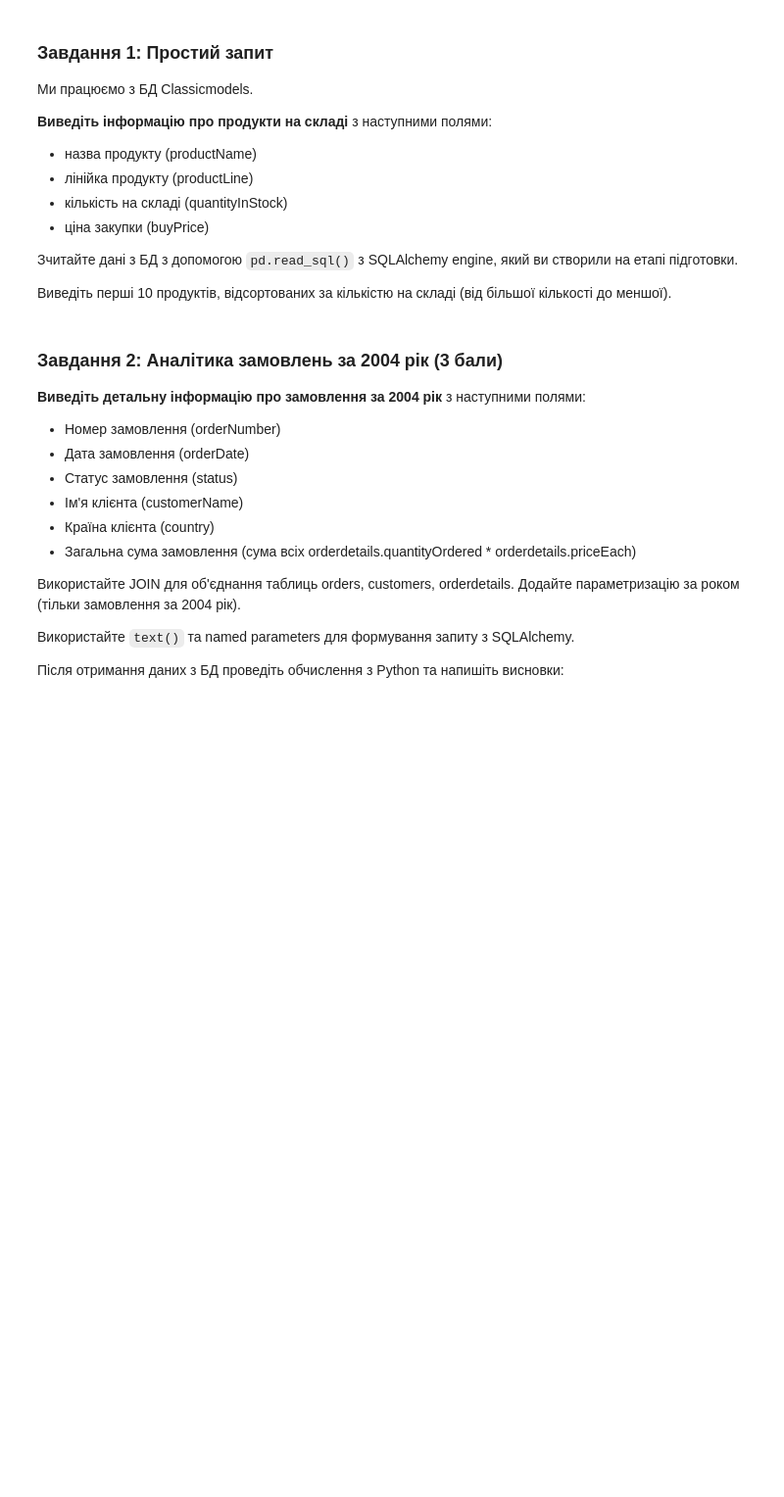
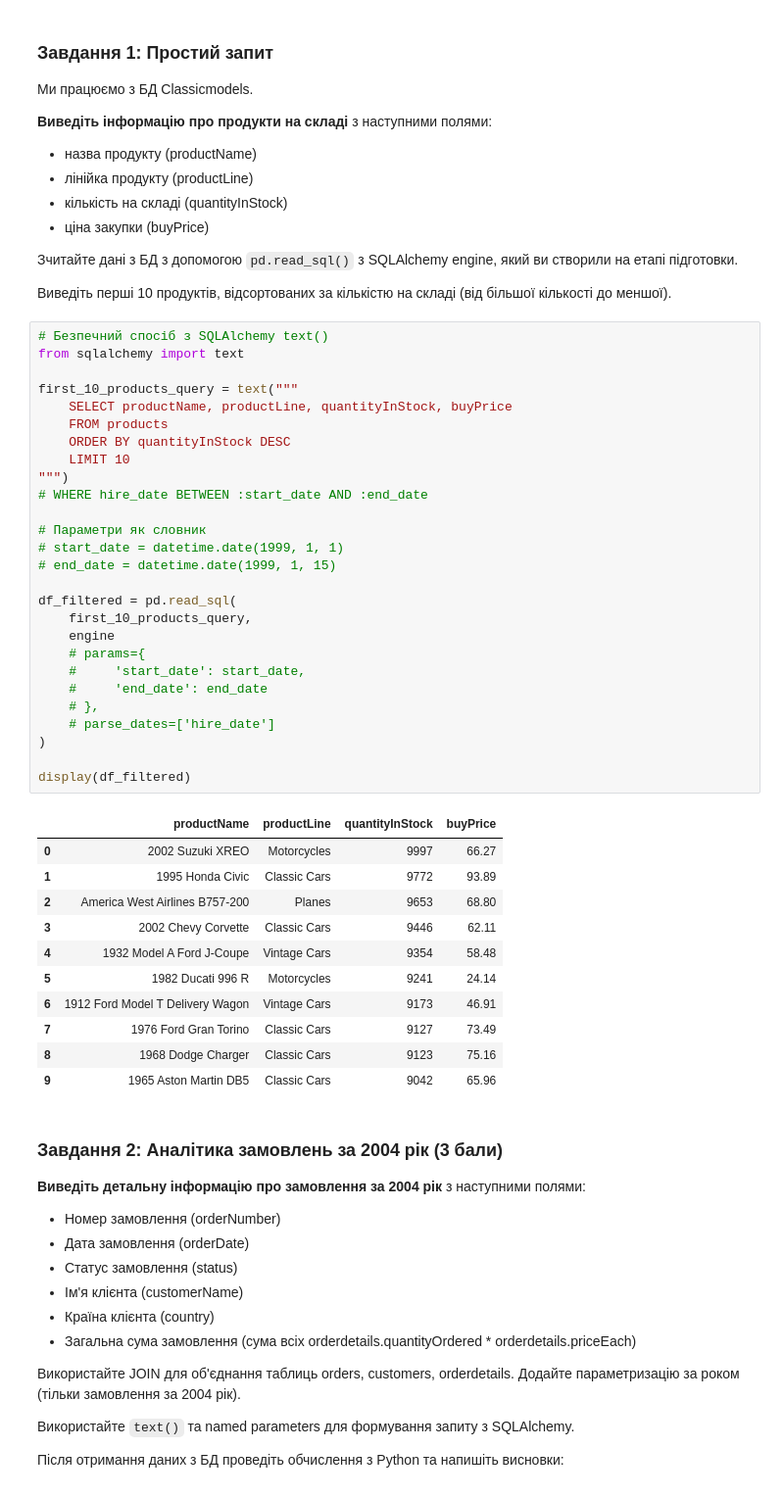
Before and after one commit to olesia-za/python_for_ds_tasks, a Jupyter notebook: hometasks/OZ_Done_11_HW1_Integration_Python_and_SQL_data_request.ipynb, the cells around one changed output. Shown at 98% size. Drawn from its saved outputs; the diff is of its cells as text; blank space fills up the shorter version.

```diff
--- a/hometasks/OZ_Done_11_HW1_Integration_Python_and_SQL_data_request.ipynb
+++ b/hometasks/OZ_Done_11_HW1_Integration_Python_and_SQL_data_request.ipynb
@@ -47,6 +110,45 @@
 Зчитайте дані з БД з допомогою `pd.read_sql()` з SQLAlchemy engine, який ви створили на етапі підготовки.
 
 Виведіть перші 10 продуктів, відсортованих за кількістю на складі (від більшої кількості до меншої).
+# %%
+# Безпечний спосіб з SQLAlchemy text()
+from sqlalchemy import text
+
+first_10_products_query = text("""
+    SELECT productName, productLine, quantityInStock, buyPrice
+    FROM products
+    ORDER BY quantityInStock DESC
+    LIMIT 10
+""")
+# WHERE hire_date BETWEEN :start_date AND :end_date
+
+# Параметри як словник
+# start_date = datetime.date(1999, 1, 1)
+# end_date = datetime.date(1999, 1, 15)
+
+df_filtered = pd.read_sql(
+    first_10_products_query,
+    engine
+    # params={
+    #     'start_date': start_date,
+    #     'end_date': end_date
+    # },
+    # parse_dates=['hire_date']
+)
+
+display(df_filtered)
+# %% [output]
+|  | productName | productLine | quantityInStock | buyPrice |
+| 0 | 2002 Suzuki XREO | Motorcycles | 9997 | 66.27 |
+| 1 | 1995 Honda Civic | Classic Cars | 9772 | 93.89 |
+| 2 | America West Airlines B757-200 | Planes | 9653 | 68.80 |
+| 3 | 2002 Chevy Corvette | Classic Cars | 9446 | 62.11 |
+| 4 | 1932 Model A Ford J-Coupe | Vintage Cars | 9354 | 58.48 |
+| 5 | 1982 Ducati 996 R | Motorcycles | 9241 | 24.14 |
+| 6 | 1912 Ford Model T Delivery Wagon | Vintage Cars | 9173 | 46.91 |
+| 7 | 1976 Ford Gran Torino | Classic Cars | 9127 | 73.49 |
+| 8 | 1968 Dodge Charger | Classic Cars | 9123 | 75.16 |
+| 9 | 1965 Aston Martin DB5 | Classic Cars | 9042 | 65.96 |
 # %% [markdown]
 
 ### Завдання 2: Аналітика замовлень за 2004 рік (3 бали)
```
Also changed, not shown: parts of 6 cells of this notebook.
